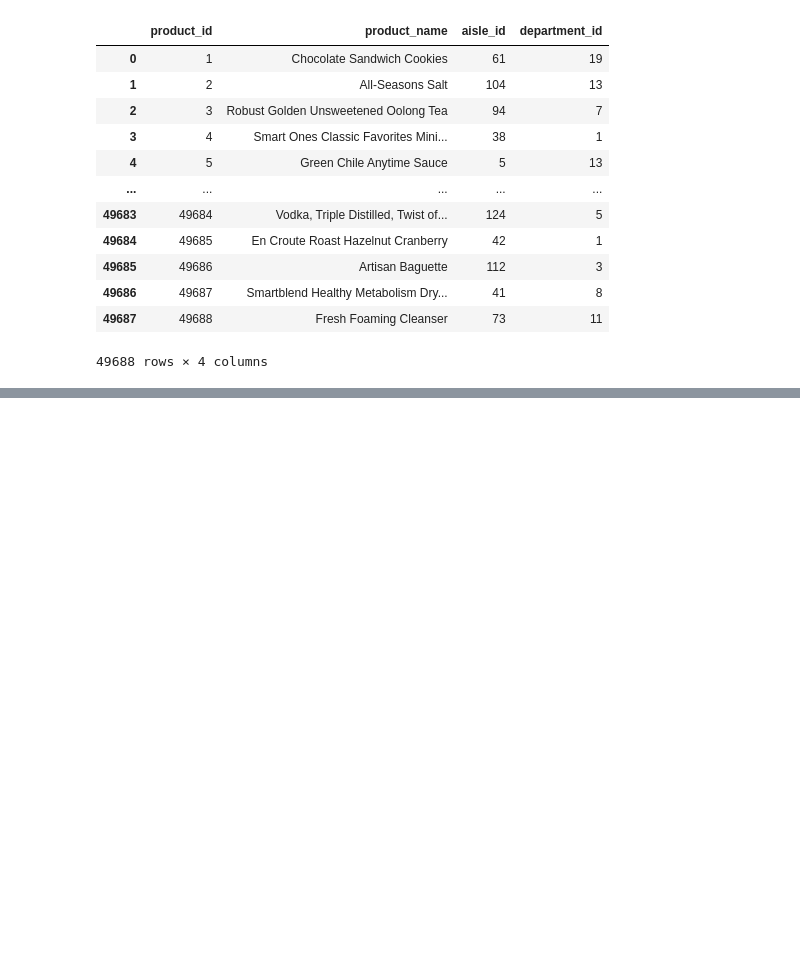
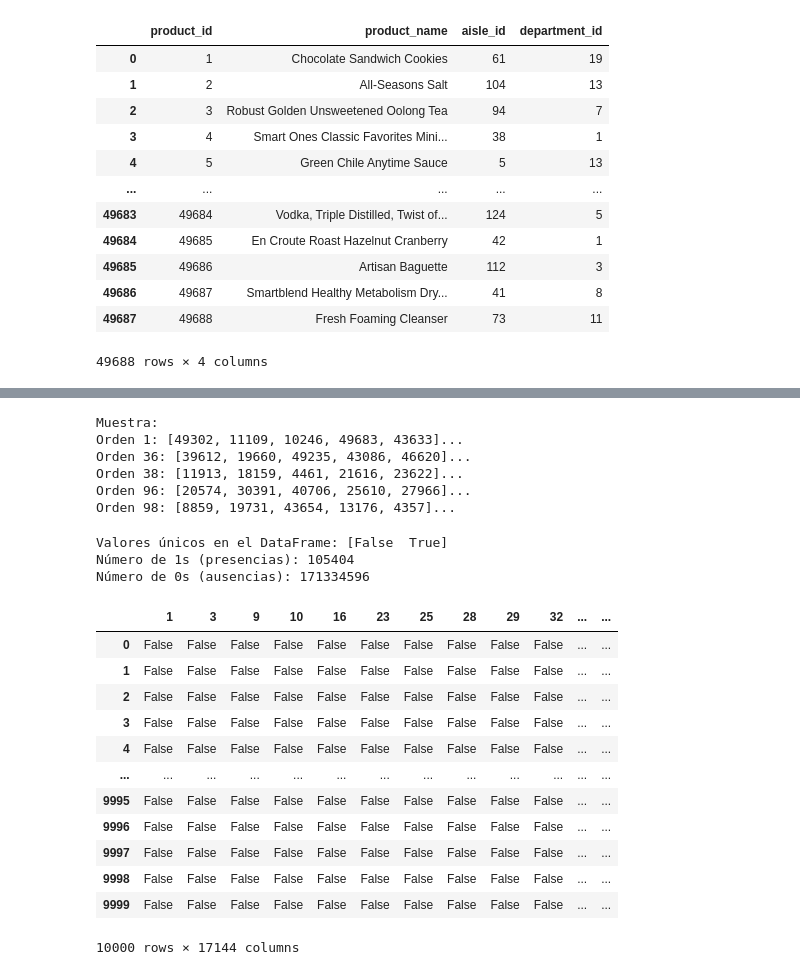
Before and after one commit to kevarci/Apriori-Latex-Project-Final, a Jupyter notebook: apriori.ipynb, the cells around one changed output, grey strips where cells are left out. Drawn from its saved outputs; the diff is of its cells as text; code cells hidden in the pictures; blank space fills up the shorter version.

```diff
--- a/apriori.ipynb
+++ b/apriori.ipynb
@@ -38,0 +40,46 @@ dfBi = dfOrder.pivot_table(index= 'order_id', )
+# %%
+transacciones = dfOrder.groupby('order_id')['product_id'].apply(list).reset_index()
+
+print("Muestra:")
+for i in range(min(5, len(transacciones))):
+    print(f"Orden {transacciones.iloc[i]['order_id']}: {transacciones.iloc[i]['product_id'][:5]}...")
+
+transacciones_list = transacciones['product_id'].tolist()
+# %% [output]
+Muestra:
+Orden 1: [49302, 11109, 10246, 49683, 43633]...
+Orden 36: [39612, 19660, 49235, 43086, 46620]...
+Orden 38: [11913, 18159, 4461, 21616, 23622]...
+Orden 96: [20574, 30391, 40706, 25610, 27966]...
+Orden 98: [8859, 19731, 43654, 13176, 4357]...
+# %%
+sample_size = min(10000, len(transacciones_list))
+transacciones_sample = transacciones_list[:sample_size]
+# %%
+te = TransactionEncoder()
+te_trans = te.fit_transform(transacciones_sample)
+dfBi = pd.DataFrame(te_trans, columns= te.columns_)
+# %%
+print(f"\nValores únicos en el DataFrame: {np.unique(dfBi.values.flatten())}")
+print(f"Número de 1s (presencias): {(dfBi == 1).values.sum()}")
+print(f"Número de 0s (ausencias): {(dfBi == 0).values.sum()}")
+# %% [output]
+Valores únicos en el DataFrame: [False  True]
+Número de 1s (presencias): 105404
+Número de 0s (ausencias): 171334596
+# %%
+dfBi
+# %% [output]
+|  | 1 | 3 | 9 | 10 | 16 | 23 | 25 | 28 | 29 | 32 | ... | ... |
+| 0 | False | False | False | False | False | False | False | False | False | False | ... | ... |
+| 1 | False | False | False | False | False | False | False | False | False | False | ... | ... |
+| 2 | False | False | False | False | False | False | False | False | False | False | ... | ... |
+| 3 | False | False | False | False | False | False | False | False | False | False | ... | ... |
+| 4 | False | False | False | False | False | False | False | False | False | False | ... | ... |
+| ... | ... | ... | ... | ... | ... | ... | ... | ... | ... | ... | ... | ... |
+| 9995 | False | False | False | False | False | False | False | False | False | False | ... | ... |
+| 9996 | False | False | False | False | False | False | False | False | False | False | ... | ... |
+| 9997 | False | False | False | False | False | False | False | False | False | False | ... | ... |
+| 9998 | False | False | False | False | False | False | False | False | False | False | ... | ... |
+| 9999 | False | False | False | False | False | False | False | False | False | False | ... | ... |
+10000 rows × 17144 columns
```
Also changed, not shown: parts of 14 cells of this notebook, 4 other files.
